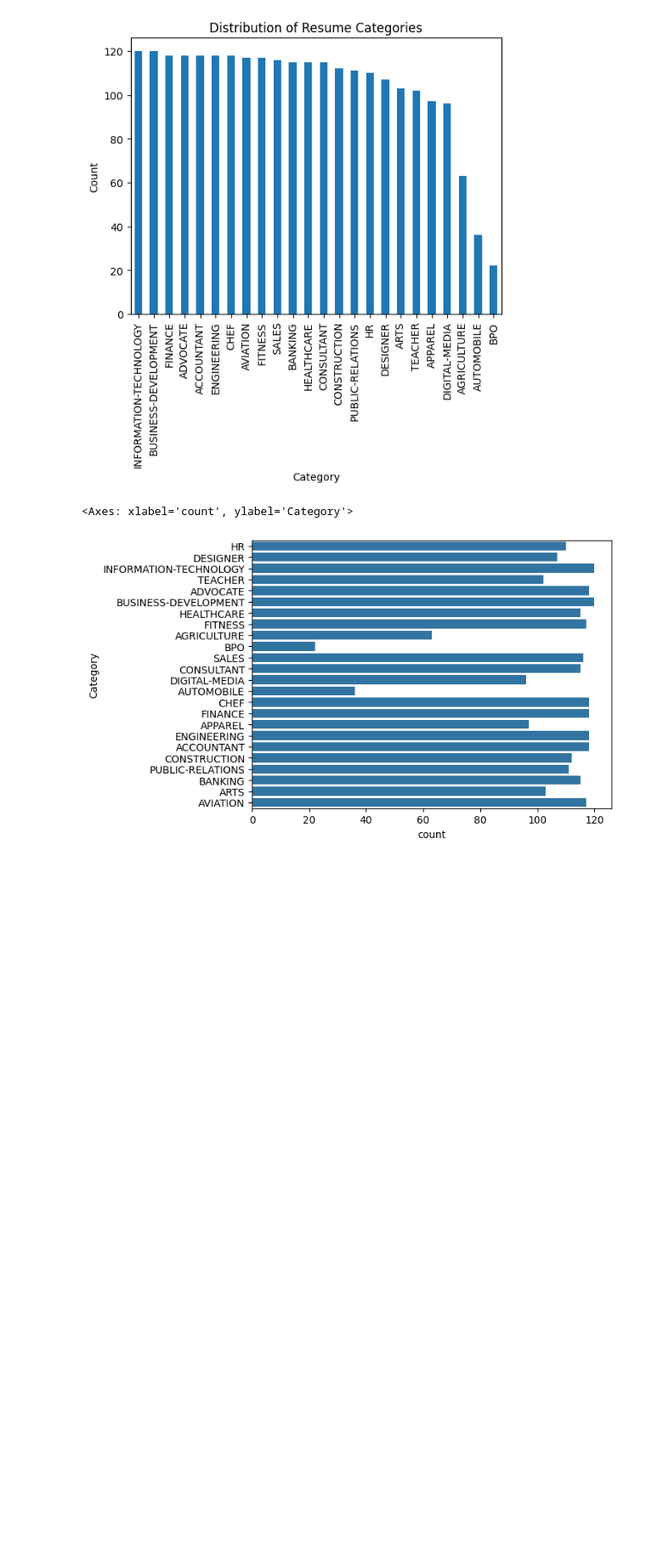
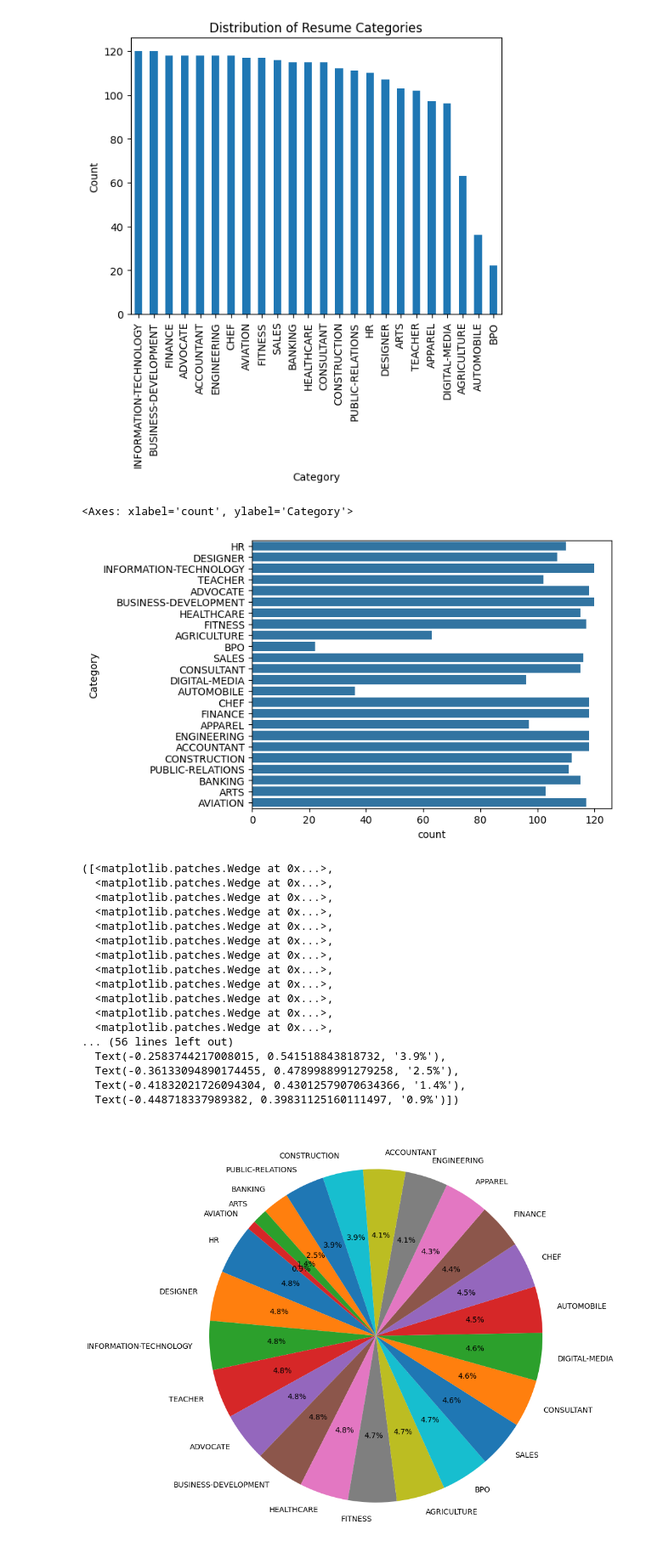
Before and after one commit to rishuagrawal1309/Intelligent-Resume-Screening-Job-Matching-System, a Jupyter notebook: Screening.ipynb, the cells around one changed output. Shown at 85% size. Drawn from its saved outputs; the diff is of its cells as text; code cells hidden in the pictures; blank space fills up the shorter version.

Commit message:
Pie chart for distribution

```diff
--- a/Screening.ipynb
+++ b/Screening.ipynb
@@ -66,3 +66,27 @@ sns.countplot(df['Category'])
 # %% [output]
 <Axes: xlabel='count', ylabel='Category'>
 [figure]
+# %%
+counts = df['Category'].value_counts()
+labels = df['Category'].unique()
+plt.figure(figsize=(15,10))
+plt.pie(counts, labels=labels, autopct='%1.1f%%', startangle=140)
+# %% [output]
+([<matplotlib.patches.Wedge at 0x...>,
+  <matplotlib.patches.Wedge at 0x...>,
+  <matplotlib.patches.Wedge at 0x...>,
+  <matplotlib.patches.Wedge at 0x...>,
+  <matplotlib.patches.Wedge at 0x...>,
+  <matplotlib.patches.Wedge at 0x...>,
+  <matplotlib.patches.Wedge at 0x...>,
+  <matplotlib.patches.Wedge at 0x...>,
+  <matplotlib.patches.Wedge at 0x...>,
+  <matplotlib.patches.Wedge at 0x...>,
+  <matplotlib.patches.Wedge at 0x...>,
+  <matplotlib.patches.Wedge at 0x...>,
+... (56 lines left out)
+  Text(-0.2583744217008015, 0.541518843818732, '3.9%'),
+  Text(-0.36133094890174455, 0.4789988991279258, '2.5%'),
+  Text(-0.41832021726094304, 0.43012579070634366, '1.4%'),
+  Text(-0.448718337989382, 0.39831125160111497, '0.9%')])
+[figure, added]
```
